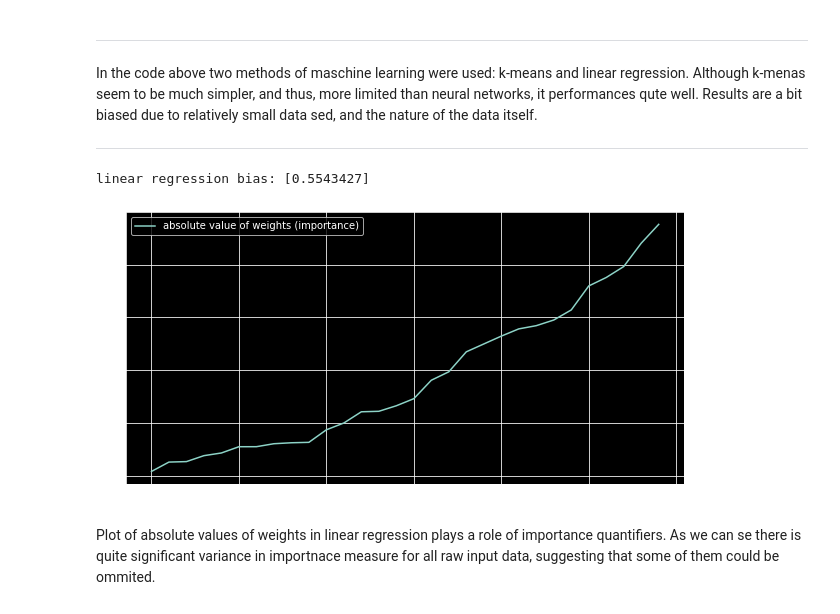
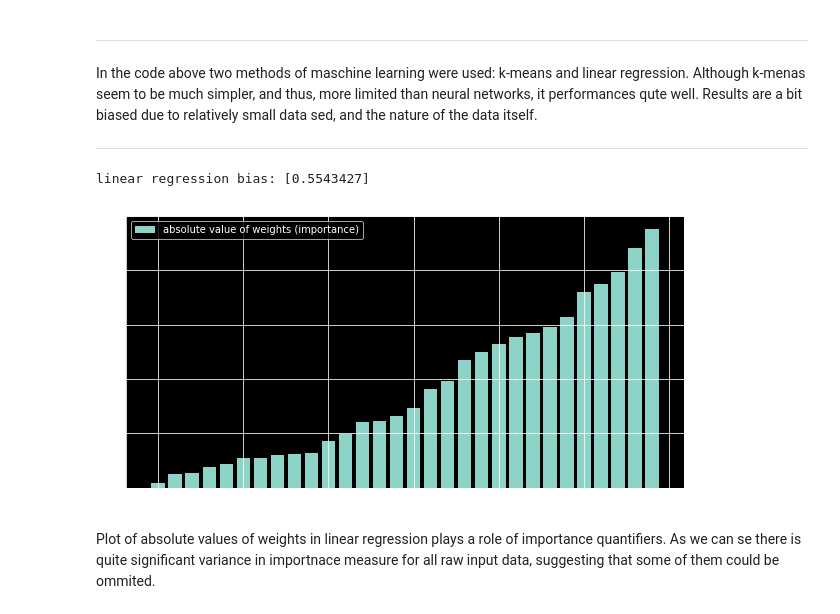
Before and after one commit to Svhugani/MaschineLearningTests, a Jupyter notebook: BreastCancerAnalysis.ipynb, the cells around one changed output. Cells and saved outputs as stored; diff of their text form; code cells hidden in the pictures.

```diff
--- a/BreastCancerAnalysis.ipynb
+++ b/BreastCancerAnalysis.ipynb
@@ -183,13 +183,14 @@ In the code above two methods of maschine learning were used:  k-means and linea
 # %%
 lin_reg_params = model.get_weights()
 print('linear regression bias: ' + str(lin_reg_params[1]))
 sorted_weights = np.sort(np.abs(lin_reg_params[0]), axis = None)
 plt.subplots(figsize = (10,5))
-plt.plot(sorted_weights, label = 'absolute value of weights (importance)')
+#plt.plot(sorted_weights, label = 'absolute value of weights (importance)')
+plt.bar(list(range(len(sorted_weights))), sorted_weights, label = 'absolute value of weights (importance)' )
 plt.legend()
 plt.grid()
 # %% [output]
 linear regression bias: [0.5543427]
-[figure, old version]
+[figure, new version]
 # %% [markdown]
 Plot of absolute values of weights in linear regression plays a role of importance quantifiers. As we can se there is quite significant variance in importnace measure for all raw input data, suggesting that some of them could be ommited.
```
